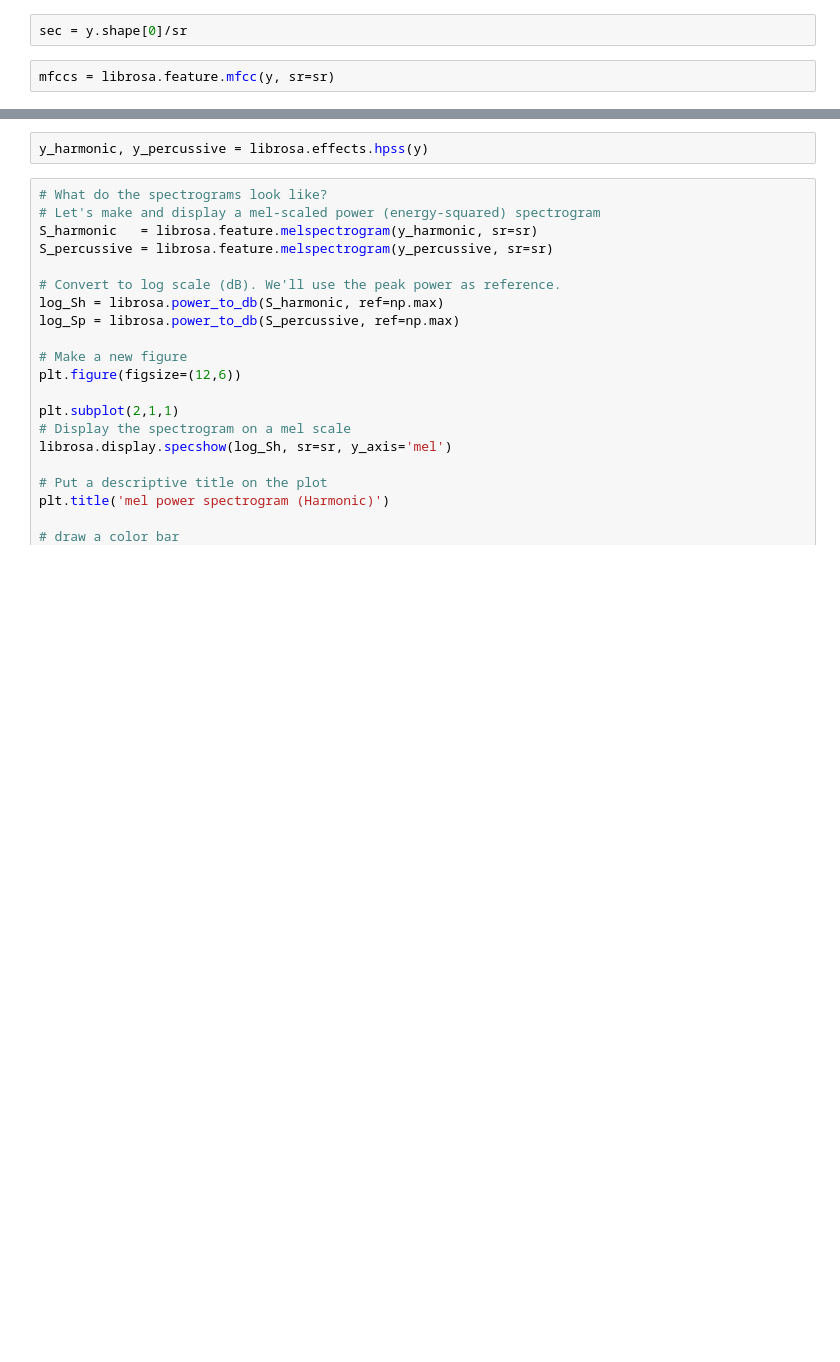
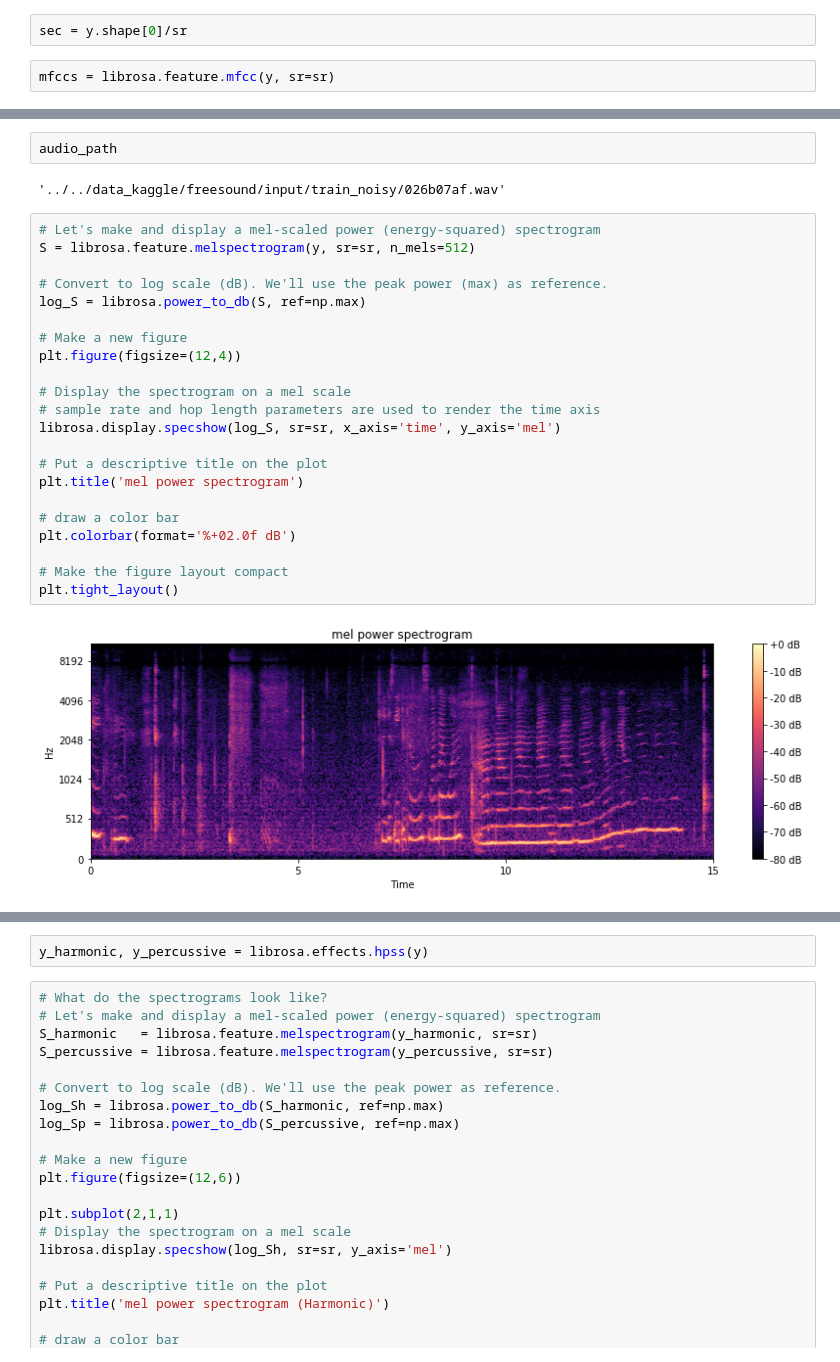
Before and after one commit to Rio114/kaggle, a Jupyter notebook: freesound/play_with_librosa.ipynb, the cells around one changed output, grey strips where cells are left out. Cells and saved outputs as stored; diff of their text form; blank space fills up the shorter version.

```diff
--- a/freesound/play_with_librosa.ipynb
+++ b/freesound/play_with_librosa.ipynb
@@ -88,3 +47,31 @@ mfccs.shape
+# %%
+audio_path
+# %% [output]
+'../../data_kaggle/freesound/input/train_noisy/026b07af.wav'
+# %%
+# Let's make and display a mel-scaled power (energy-squared) spectrogram
+S = librosa.feature.melspectrogram(y, sr=sr, n_mels=512)
+
+# Convert to log scale (dB). We'll use the peak power (max) as reference.
+log_S = librosa.power_to_db(S, ref=np.max)
+
+# Make a new figure
+plt.figure(figsize=(12,4))
+
+# Display the spectrogram on a mel scale
+# sample rate and hop length parameters are used to render the time axis
+librosa.display.specshow(log_S, sr=sr, x_axis='time', y_axis='mel')
+
+# Put a descriptive title on the plot
+plt.title('mel power spectrogram')
+
+# draw a color bar
+plt.colorbar(format='%+02.0f dB')
+
+# Make the figure layout compact
+plt.tight_layout()
+# %% [output]
+[figure, added]
 # %%
 # Let's make and display a mel-scaled power (energy-squared) spectrogram
 S = librosa.feature.melspectrogram(y, sr=sr, n_mels=128)
```
Also changed, not shown: parts of 11 cells of this notebook, 4 other files.
